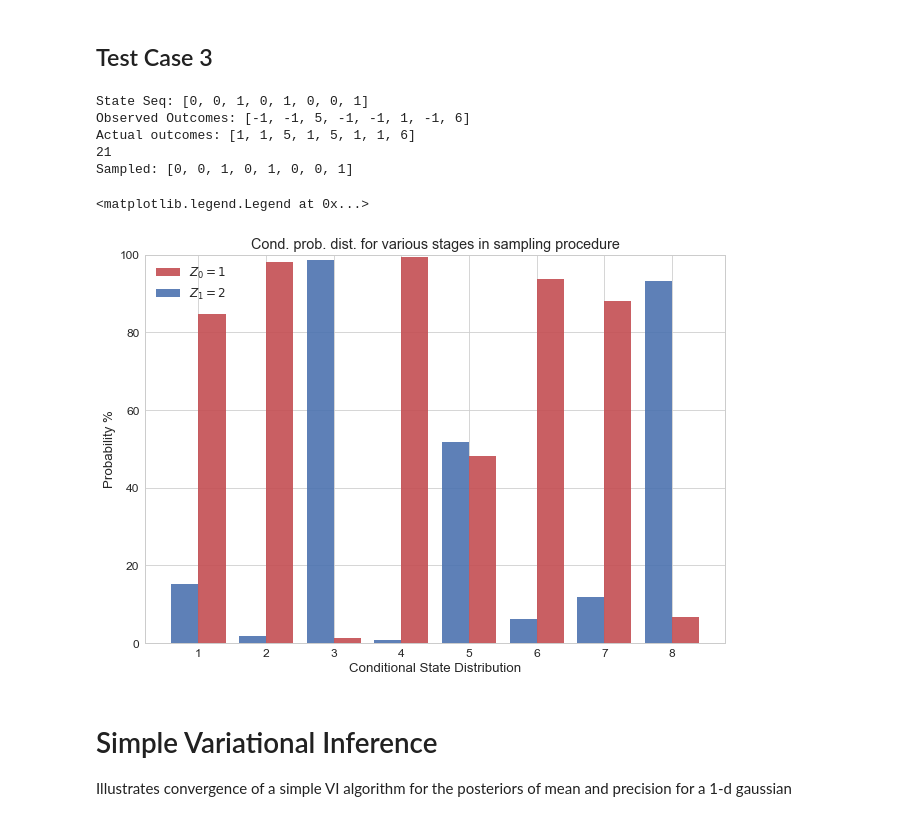
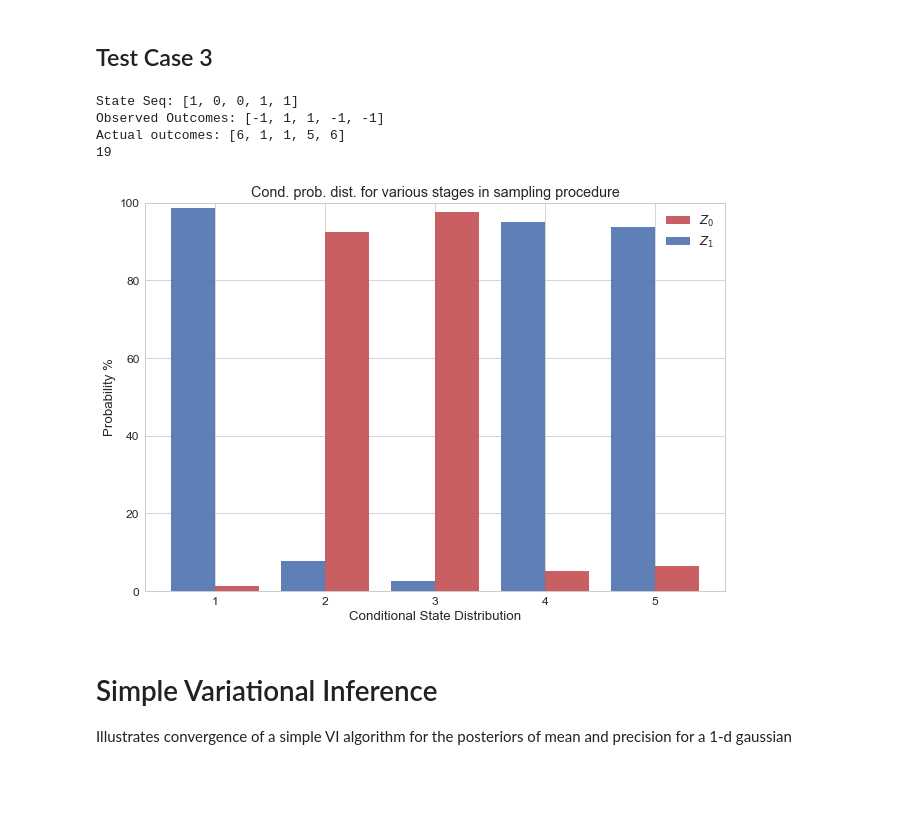
Before and after one commit to ced92/hmm, a Jupyter notebook: Assignment 2 - HMM.ipynb, the cells around one changed output. Cells and saved outputs as stored; diff of their text form; code cells hidden in the pictures; blank space fills up the shorter version.

```diff
--- a/Assignment 2 - HMM.ipynb
+++ b/Assignment 2 - HMM.ipynb
@@ -82,61 +101,24 @@ print("Sampled: {}".format(states_list))
 # %% [markdown]
 ## Test Case 3
-# %%
-# Define parameters
-starting_prior = [1/2, 1/2]
-dice_dist1 = [90/100] + [2/100]*5
-dice_dist2 = [2.5/100]*4 + [45/100]*2
-transition_matrix = [[1/4, 3/4],[3/4, 1/4]]
-prob_observe = 0.5
-num_samples = 8
-
-# Sample some values from HMM
-hmm = HMM(starting_prior, dice_dist1, dice_dist2, transition_matrix, prob_observe)
-state_sequence = []
-for _ in range(num_samples):
-    state_sequence.append(hmm.state)
-    hmm.run()
-
-actual_outcomes = hmm.actual_outcomes
-observed_outcomes = hmm.observed_outcomes
-state_seq = state_sequence
-observed_sum = np.sum(actual_outcomes)
-print("State Seq: {}".format(state_seq))
-print("Observed Outcomes: {}".format(observed_outcomes))
-print("Actual outcomes: {}".format(actual_outcomes))
-print(observed_sum)
-
-
-# Run Inference to find most likely set of states
-states_list, prob_list = hmm.sample_states(observed_outcomes, observed_sum)
-print("Sampled: {}".format(states_list))
-
-
-
-# Plotting
-fig, ax = plt.subplots()
-ind = np.arange(1,num_samples+1)
-width = 0.20
-prob_list = list(map(lambda x: x*100, prob_list)) # Convert to %
-state_0_probs = [x[0] for x in prob_list]
-state_1_probs = [x[1] for x in prob_list]
-
-ax.bar(ind+width, state_0_probs, label='$Z_{} = 1$'.format(0), color='r', width=0.4, alpha=0.9)
-ax.bar(ind-width, state_1_probs, label='$Z_{} = 2$'.format(1), color='b', width=0.4, alpha=0.9)
-ax.set_ylim([0, 100])
-ax.set_xticks(ind)
-ax.set_ylabel('Probability %')
-ax.set_xlabel('Conditional State Distribution')
-ax.set_title('Cond. prob. dist. for various stages in sampling procedure')
-ax.legend()
-# %% [output]
-State Seq: [0, 0, 1, 0, 1, 0, 0, 1]
-Observed Outcomes: [-1, -1, 5, -1, -1, 1, -1, 6]
-Actual outcomes: [1, 1, 5, 1, 5, 1, 1, 6]
-21
-Sampled: [0, 0, 1, 0, 1, 0, 0, 1]
-<matplotlib.legend.Legend at 0x...>
-[figure, removed]
+# %%
+# Define parameters
+starting_prior = [1/2, 1/2]
+dice_dist1 = [90/100] + [2/100]*5
+dice_dist2 = [2.5/100]*4 + [45/100]*2
+transition_matrix = [[1/4, 3/4],[3/4, 1/4]]
+prob_observe = 0.5
+num_samples = 5
+
+# Sample and run inference and re-sample
+observed_outcomes, observed_sum = draw_samples_hmm(num_samples,starting_prior,dice_dist1,dice_dist2,transition_matrix,prob_observe)
+states_list, prob_list = hmm.sample_states(observed_outcomes, observed_sum)
+plot_sampling_distributions(num_samples, prob_list)
+# %% [output]
+State Seq: [1, 0, 0, 1, 1]
+Observed Outcomes: [-1, 1, 1, -1, -1]
+Actual outcomes: [6, 1, 1, 5, 6]
+19
+[figure, added]
 # %% [markdown]
 # Simple Variational Inference
 Illustrates convergence of a simple VI algorithm for the posteriors of mean and precision for a 1-d gaussian
```
Also changed, not shown: parts of 39 cells of this notebook, 1 other file.
